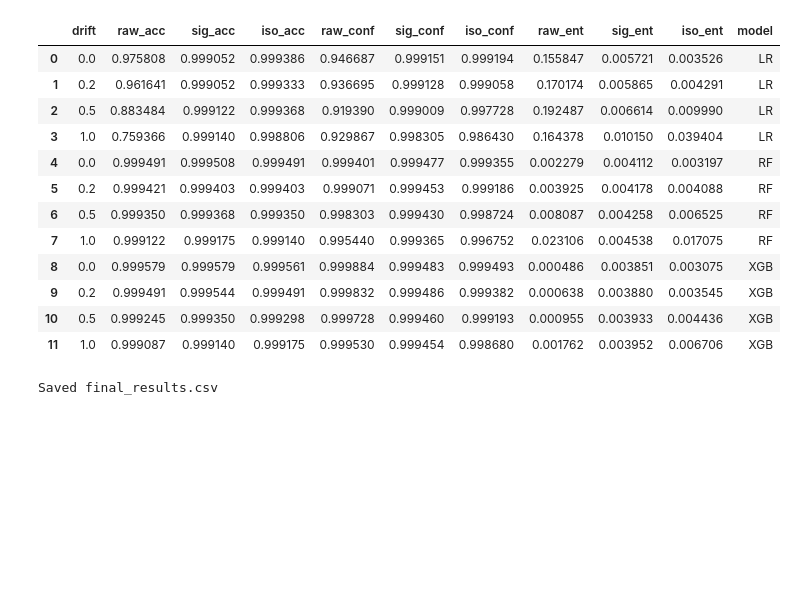
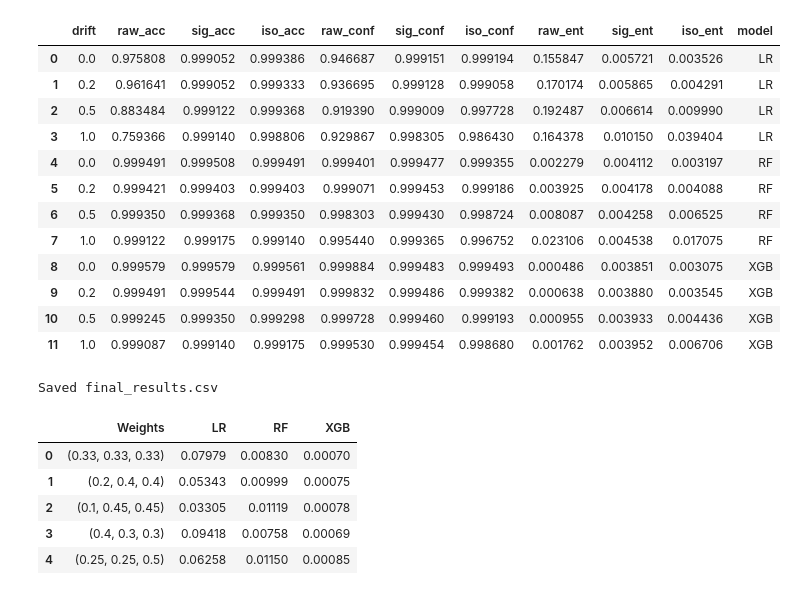
Before and after one commit to mukundhr/ModelGuard, a Jupyter notebook: code/compare.ipynb, the cells around one changed output. Saved outputs shown, nothing was run; the diff lists cells and outputs as text; code cells hidden in the pictures; blank space fills up the shorter version.

```diff
--- a/code/compare.ipynb
+++ b/code/compare.ipynb
@@ -60,3 +61,40 @@ final.to_csv("final_results.csv", index=False)
 print("Saved final_results.csv")
 # %% [output]
 Saved final_results.csv
+# %%
+weight_sets = [
+    (0.33, 0.33, 0.33),
+    (0.2, 0.4, 0.4),
+    (0.1, 0.45, 0.45),
+    (0.4, 0.3, 0.3),
+    (0.25, 0.25, 0.5)
+]
+# %%
+def weighted_reliability(df, w):
+    base = df[df["drift"] == df["drift"].min()]
+    last = df[df["drift"] == df["drift"].max()]
+
+    da = abs(last["raw_acc"].values[0] - base["raw_acc"].values[0])
+    dc = abs(last["raw_conf"].values[0] - base["raw_conf"].values[0])
+    de = abs(last["raw_ent"].values[0] - base["raw_ent"].values[0])
+
+    return round(w[0]*da + w[1]*dc + w[2]*de, 5)
+# %%
+ranking_results = []
+
+for w in weight_sets:
+    row = {"Weights": w}
+    for model in final["model"].unique():
+        df_m = final[final["model"] == model].sort_values("drift")
+        row[model] = weighted_reliability(df_m, w)
+    ranking_results.append(row)
+
+rank_df = pd.DataFrame(ranking_results)
+rank_df
+# %% [output]
+|  | Weights | LR | RF | XGB |
+| 0 | (0.33, 0.33, 0.33) | 0.07979 | 0.00830 | 0.00070 |
+| 1 | (0.2, 0.4, 0.4) | 0.05343 | 0.00999 | 0.00075 |
+| 2 | (0.1, 0.45, 0.45) | 0.03305 | 0.01119 | 0.00078 |
+| 3 | (0.4, 0.3, 0.3) | 0.09418 | 0.00758 | 0.00069 |
+| 4 | (0.25, 0.25, 0.5) | 0.06258 | 0.01150 | 0.00085 |
```
Also changed, not shown: parts of 7 cells of this notebook, 12 other files.
